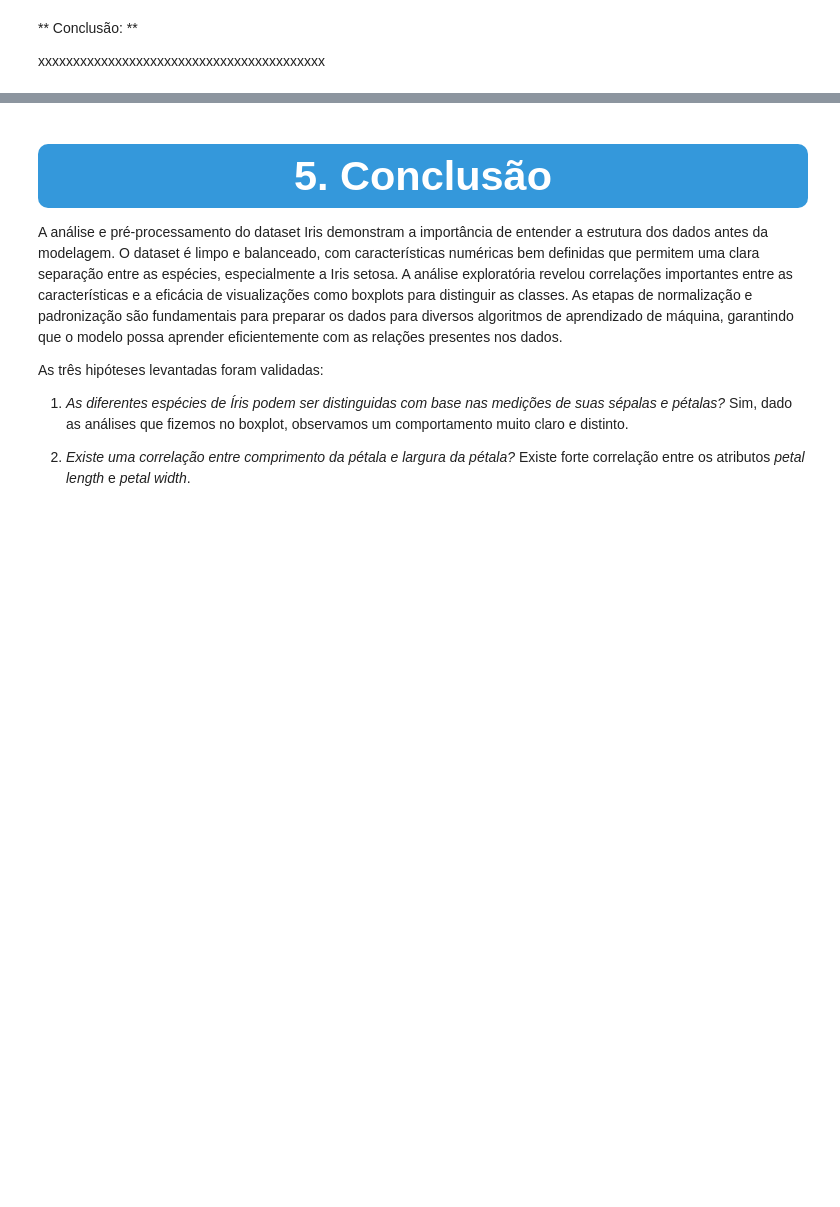
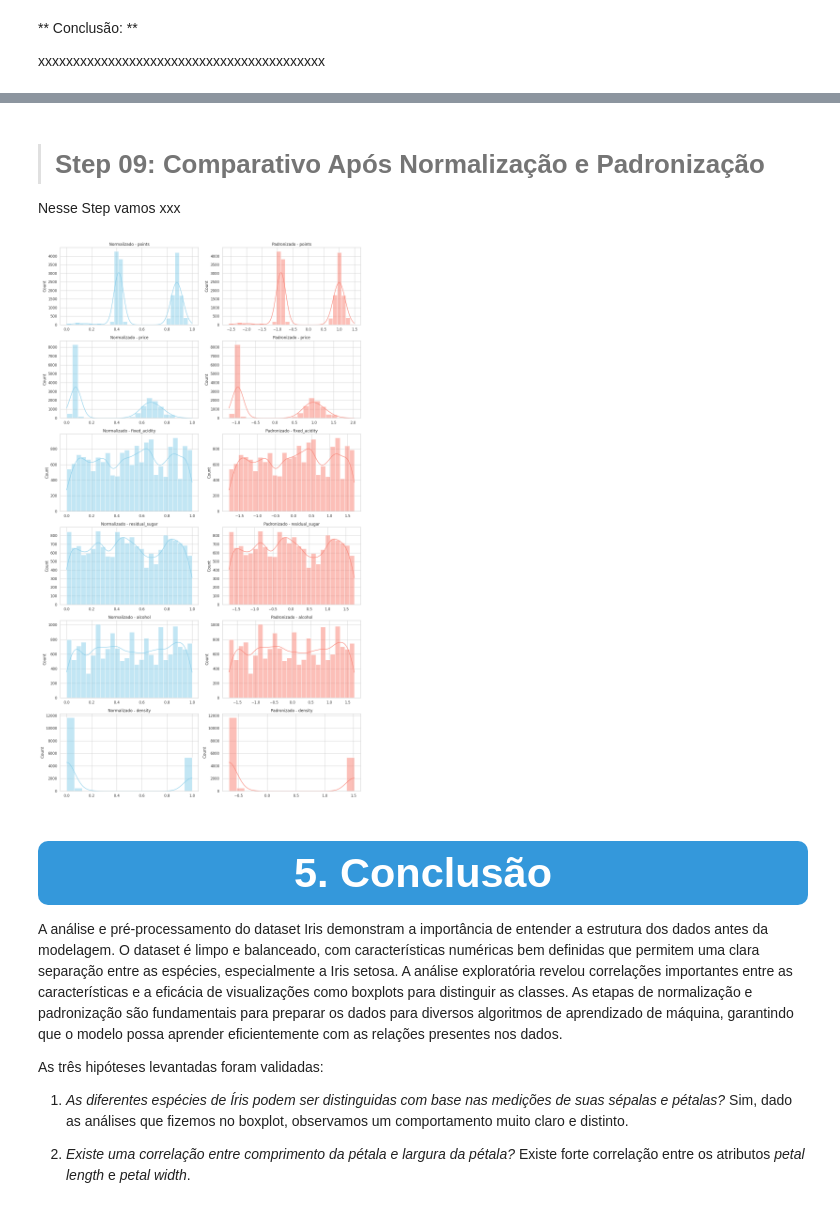
Before and after one commit to RodrigoMarenda/Analise_de_Dados, a Jupyter notebook: Wine_Quality.ipynb, the cells around one changed output, grey strips where cells are left out. Saved outputs shown, nothing was run; the diff lists cells and outputs as text; code cells hidden in the pictures; blank space fills up the shorter version.

```diff
--- a/Wine_Quality.ipynb
+++ b/Wine_Quality.ipynb
@@ -1257,3 +1323,33 @@ xxxxxxxxxxxxxxxxxxxxxxxxxxxxxxxxxxxxxxxxx
+# %% [markdown]
+> # Step 09: Comparativo Após Normalização e Padronização
+
+Nesse Step vamos xxx
+# %%
+# Lista das colunas
+numeric_cols = ['points', 'price', 'fixed_acidity', 'residual_sugar', 'alcohol', 'density']
+
+n_cols = 2
+n_rows = len(numeric_cols)
+
+fig, axes = plt.subplots(n_rows, n_cols, figsize=(14, 4 * n_rows))
+axes = axes.flatten()
+
+for i, col in enumerate(numeric_cols):
+    # Gráfico da Normalização
+    sns.histplot(X_train_normalized_df[col], kde=True, ax=axes[2*i], color='skyblue')
+    axes[2*i].set_title(f'Normalizado - {col}')
+    axes[2*i].set_xlabel('')
+
+    # Gráfico da Padronização
+    sns.histplot(X_train_standardized_df[col], kde=True, ax=axes[2*i+1], color='salmon')
+    axes[2*i+1].set_title(f'Padronizado - {col}')
+    axes[2*i+1].set_xlabel('')
+
+# Ajuste do layout
+plt.tight_layout()
+plt.show()
+# %% [output]
+[figure, added]
 # %% [markdown]
 <a id="1"></a>
 # <p style="background-color:#3498DB; font-family: 'Segoe UI', Tahoma, Geneva, Verdana, sans-serif; color:#FFF; font-size:160%; text-align:center; border-radius:10px; padding:12px;">5. Conclusão</p>
```
Also changed, not shown: parts of 4 cells of this notebook.
